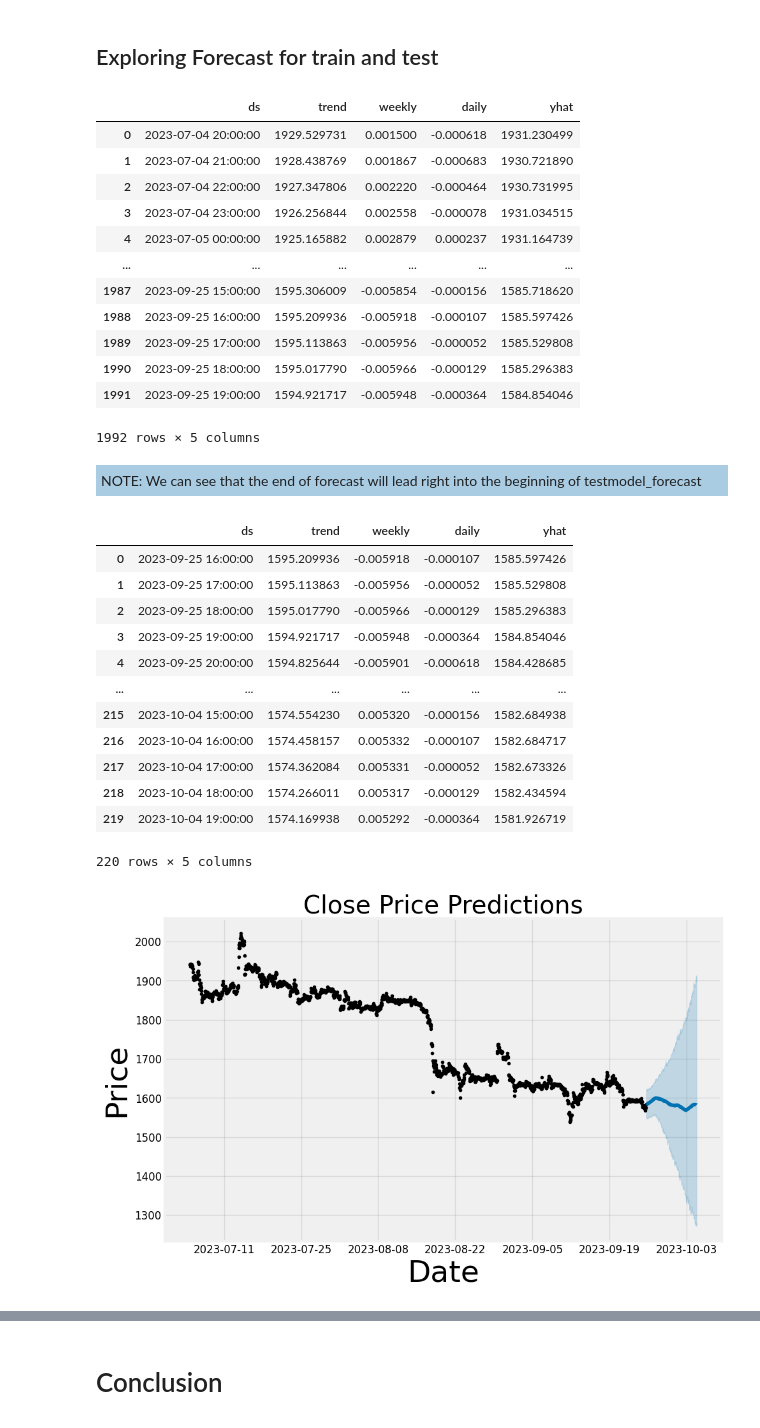
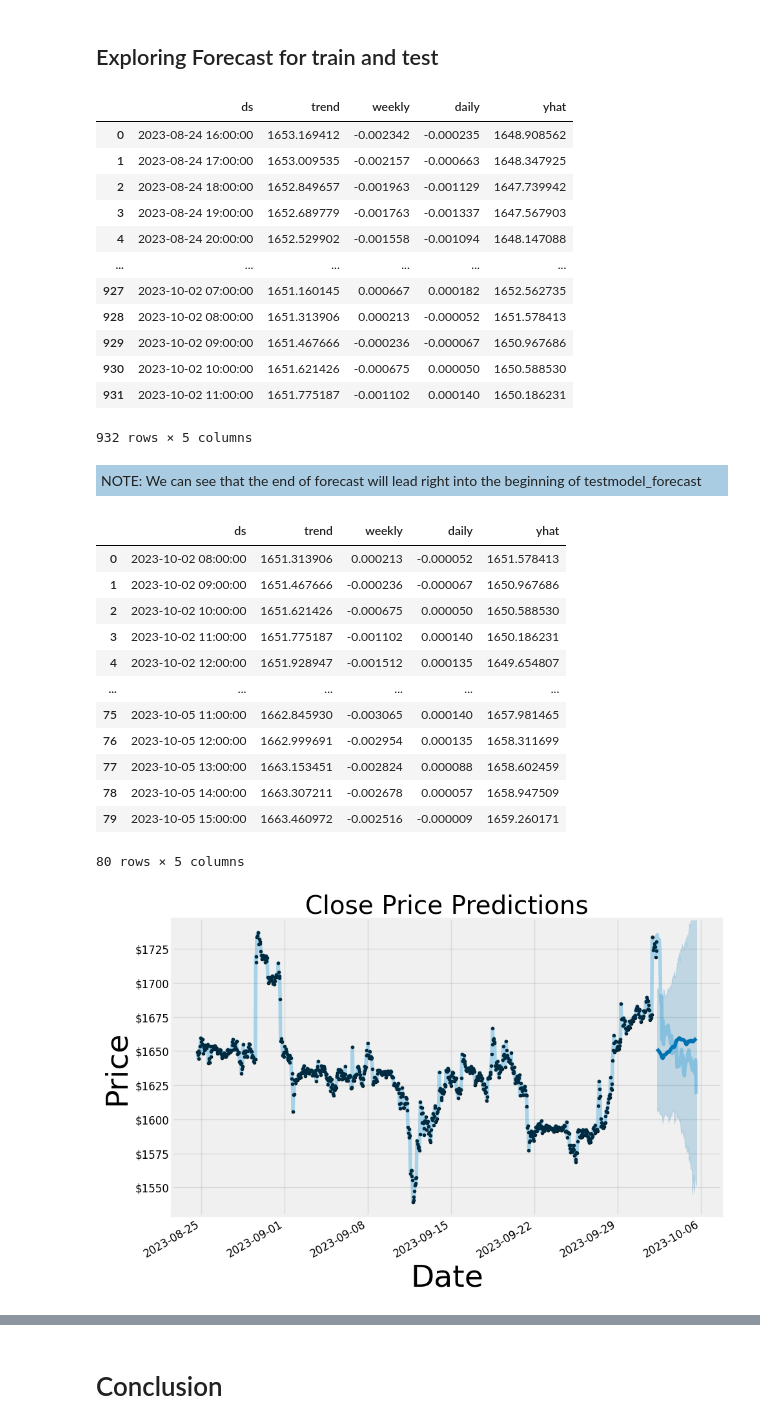
Before and after one commit to jeremiah-toribio/ethy-prophet, a Jupyter notebook: eth.ipynb, the cells around one changed output, grey strips where cells are left out. Saved outputs shown, nothing was run; the diff lists cells and outputs as text; code cells hidden in the pictures.

```diff
--- a/eth.ipynb
+++ b/eth.ipynb
@@ -70,7 +70,7 @@ pd.DataFrame([eth_usd.info]).T.reset_index()
 ### For concurrency and reproducibility;
 <h3 style='background-color=DodgerBlue'> That the amount of data pulled would varie based on the volatility of the historical data </h3>
 # %%
-eth = eth_usd.history(period='3mo',interval='1h')
+eth = eth_usd.history(period='6wk',interval='1h')
 # %%
 eth.to_csv('./eth.csv')
 !cp eth.csv "drive/My Drive/"
@@ -106,8 +106,8 @@ Using **90%** *train* and **10%** *test* \
 
 <font color='blue'>This is determined since the price predicted is only on a 4-hour basis <font>
 # %%
-train_size = int(eth.shape[0] * .9)
-test_size = int(eth.shape[0] * .1)
+train_size = int(eth.shape[0] * .92)
+test_size = int(eth.shape[0] * .08)
 
 test_end_index = train_size + test_size
 # %%
@@ -232,8 +232,8 @@ holiday['ds'] = pd.to_datetime(holiday['ds'], format='%Y-%m-%d', errors='ignore'
 # %%
 p_grid = {
           'seasonality_mode':('multiplicative','additive'),
-          'holidays_prior_scale':[3,4,5,6,7],
-          'changepoint_prior_scale':[0.1,0.2,0.3,0.4,0.5],
+          'seasonality_prior_scale':[0.01,0.1,1,5],
+          'changepoint_prior_scale':[0.1,0.2,0.5],
           'changepoint_range':[0.65,0.70,0.75,0.80,0.85]
           }
 
@@ -259,7 +259,7 @@ for x in grid:
     np.random.seed(4343)
     train_model_loop =Prophet(
                          changepoint_prior_scale = x['changepoint_prior_scale'],
-                         holidays_prior_scale = x['holidays_prior_scale'],
+                         seasonality_prior_scale = x['seasonality_prior_scale'],
                          seasonality_mode = x['seasonality_mode'],
                          weekly_seasonality= True,
                          daily_seasonality = True,
@@ -355,18 +355,18 @@ forecast = model.predict(future)
 forecast[['ds','trend','weekly','daily','yhat']]
 # %% [output]
 |  | ds | trend | weekly | daily | yhat |
-| 0 | 2023-07-04 20:00:00 | 1929.529731 | 0.001500 | -0.000618 | 1931.230499 |
-| 1 | 2023-07-04 21:00:00 | 1928.438769 | 0.001867 | -0.000683 | 1930.721890 |
-| 2 | 2023-07-04 22:00:00 | 1927.347806 | 0.002220 | -0.000464 | 1930.731995 |
-| 3 | 2023-07-04 23:00:00 | 1926.256844 | 0.002558 | -0.000078 | 1931.034515 |
-| 4 | 2023-07-05 00:00:00 | 1925.165882 | 0.002879 | 0.000237 | 1931.164739 |
+| 0 | 2023-08-24 16:00:00 | 1653.169412 | -0.002342 | -0.000235 | 1648.908562 |
+| 1 | 2023-08-24 17:00:00 | 1653.009535 | -0.002157 | -0.000663 | 1648.347925 |
+| 2 | 2023-08-24 18:00:00 | 1652.849657 | -0.001963 | -0.001129 | 1647.739942 |
+| 3 | 2023-08-24 19:00:00 | 1652.689779 | -0.001763 | -0.001337 | 1647.567903 |
+| 4 | 2023-08-24 20:00:00 | 1652.529902 | -0.001558 | -0.001094 | 1648.147088 |
 | ... | ... | ... | ... | ... | ... |
-| 1987 | 2023-09-25 15:00:00 | 1595.306009 | -0.005854 | -0.000156 | 1585.718620 |
-| 1988 | 2023-09-25 16:00:00 | 1595.209936 | -0.005918 | -0.000107 | 1585.597426 |
-| 1989 | 2023-09-25 17:00:00 | 1595.113863 | -0.005956 | -0.000052 | 1585.529808 |
-| 1990 | 2023-09-25 18:00:00 | 1595.017790 | -0.005966 | -0.000129 | 1585.296383 |
-| 1991 | 2023-09-25 19:00:00 | 1594.921717 | -0.005948 | -0.000364 | 1584.854046 |
+| 927 | 2023-10-02 07:00:00 | 1651.160145 | 0.000667 | 0.000182 | 1652.562735 |
+| 928 | 2023-10-02 08:00:00 | 1651.313906 | 0.000213 | -0.000052 | 1651.578413 |
+| 929 | 2023-10-02 09:00:00 | 1651.467666 | -0.000236 | -0.000067 | 1650.967686 |
+| 930 | 2023-10-02 10:00:00 | 1651.621426 | -0.000675 | 0.000050 | 1650.588530 |
+| 931 | 2023-10-02 11:00:00 | 1651.775187 | -0.001102 | 0.000140 | 1650.186231 |
-1992 rows × 5 columns
+932 rows × 5 columns
 # %% [markdown]
 <div style="background-color: #A9CCE3; box-shadow: 0 0 0 1px black; padding: 5px;">
 NOTE: We can see that the end of forecast will lead right into the beginning of testmodel_forecast
@@ -375,28 +375,33 @@ NOTE: We can see that the end of forecast will lead right into the beginning of
 testmodel_forecast[['ds','trend','weekly','daily','yhat']]
 # %% [output]
 |  | ds | trend | weekly | daily | yhat |
-| 0 | 2023-09-25 16:00:00 | 1595.209936 | -0.005918 | -0.000107 | 1585.597426 |
-| 1 | 2023-09-25 17:00:00 | 1595.113863 | -0.005956 | -0.000052 | 1585.529808 |
-| 2 | 2023-09-25 18:00:00 | 1595.017790 | -0.005966 | -0.000129 | 1585.296383 |
-| 3 | 2023-09-25 19:00:00 | 1594.921717 | -0.005948 | -0.000364 | 1584.854046 |
-| 4 | 2023-09-25 20:00:00 | 1594.825644 | -0.005901 | -0.000618 | 1584.428685 |
+| 0 | 2023-10-02 08:00:00 | 1651.313906 | 0.000213 | -0.000052 | 1651.578413 |
+| 1 | 2023-10-02 09:00:00 | 1651.467666 | -0.000236 | -0.000067 | 1650.967686 |
+| 2 | 2023-10-02 10:00:00 | 1651.621426 | -0.000675 | 0.000050 | 1650.588530 |
+| 3 | 2023-10-02 11:00:00 | 1651.775187 | -0.001102 | 0.000140 | 1650.186231 |
+| 4 | 2023-10-02 12:00:00 | 1651.928947 | -0.001512 | 0.000135 | 1649.654807 |
 | ... | ... | ... | ... | ... | ... |
-| 215 | 2023-10-04 15:00:00 | 1574.554230 | 0.005320 | -0.000156 | 1582.684938 |
-| 216 | 2023-10-04 16:00:00 | 1574.458157 | 0.005332 | -0.000107 | 1582.684717 |
-| 217 | 2023-10-04 17:00:00 | 1574.362084 | 0.005331 | -0.000052 | 1582.673326 |
-| 218 | 2023-10-04 18:00:00 | 1574.266011 | 0.005317 | -0.000129 | 1582.434594 |
-| 219 | 2023-10-04 19:00:00 | 1574.169938 | 0.005292 | -0.000364 | 1581.926719 |
+| 75 | 2023-10-05 11:00:00 | 1662.845930 | -0.003065 | 0.000140 | 1657.981465 |
+| 76 | 2023-10-05 12:00:00 | 1662.999691 | -0.002954 | 0.000135 | 1658.311699 |
+| 77 | 2023-10-05 13:00:00 | 1663.153451 | -0.002824 | 0.000088 | 1658.602459 |
+| 78 | 2023-10-05 14:00:00 | 1663.307211 | -0.002678 | 0.000057 | 1658.947509 |
+| 79 | 2023-10-05 15:00:00 | 1663.460972 | -0.002516 | -0.000009 | 1659.260171 |
-220 rows × 5 columns
+80 rows × 5 columns
 # %%
 fig = model.plot(testmodel_forecast)
 ax = fig.gca()
 ax.set_title("Close Price Predictions", size=28)
 ax.set_xlabel("Date", size=34)
 ax.set_ylabel("Price", size=34)
+ax.yaxis.set_major_formatter('${x:1.0f}')
 ax.tick_params(axis="x", labelsize=12)
 ax.tick_params(axis="y", labelsize=12)
+
+fig2 = eth.close.plot(alpha=.3)
+fig2.set_xlabel("Date", size=34)
+plt.show()
 # %% [output]
-[figure, old version]
+[figure, new version]
 # %%
 # train on top of actual
 
```
Also changed, not shown: parts of 18 cells of this notebook.
